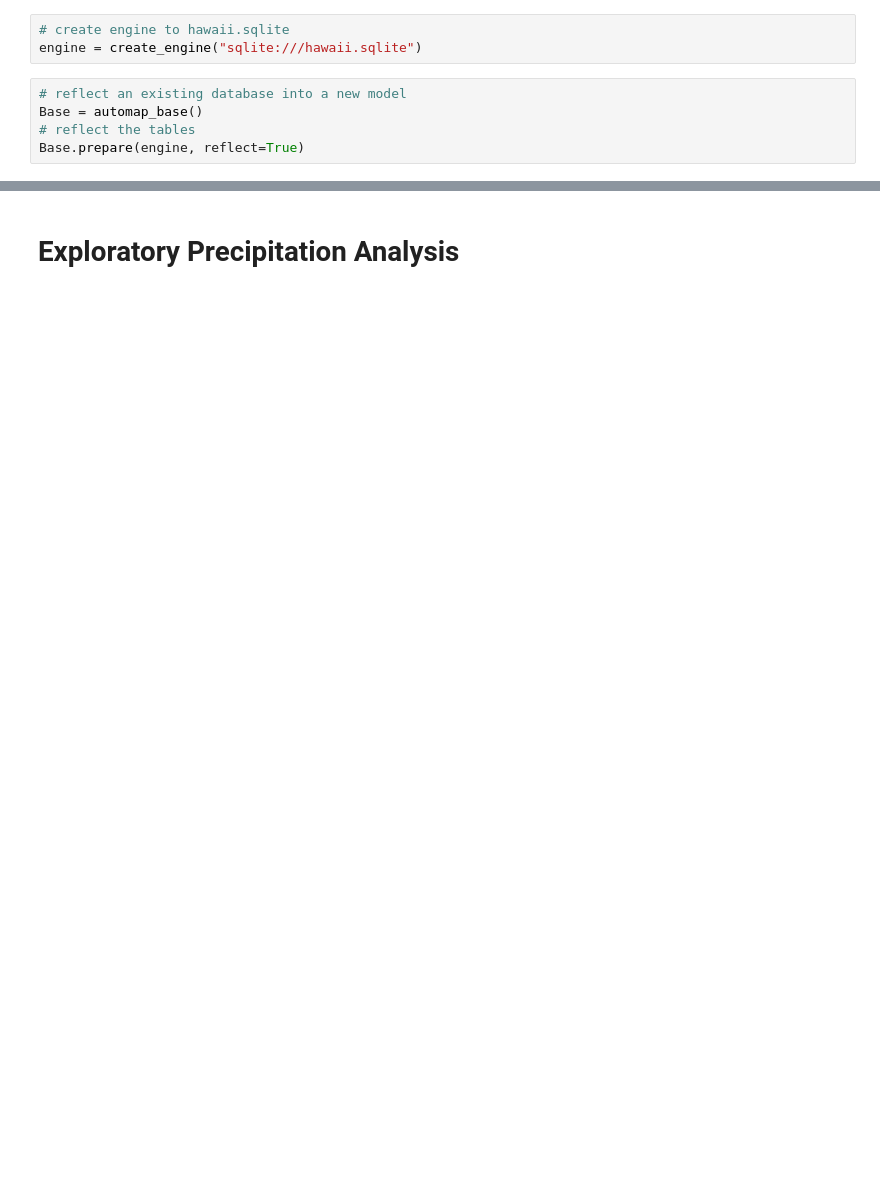
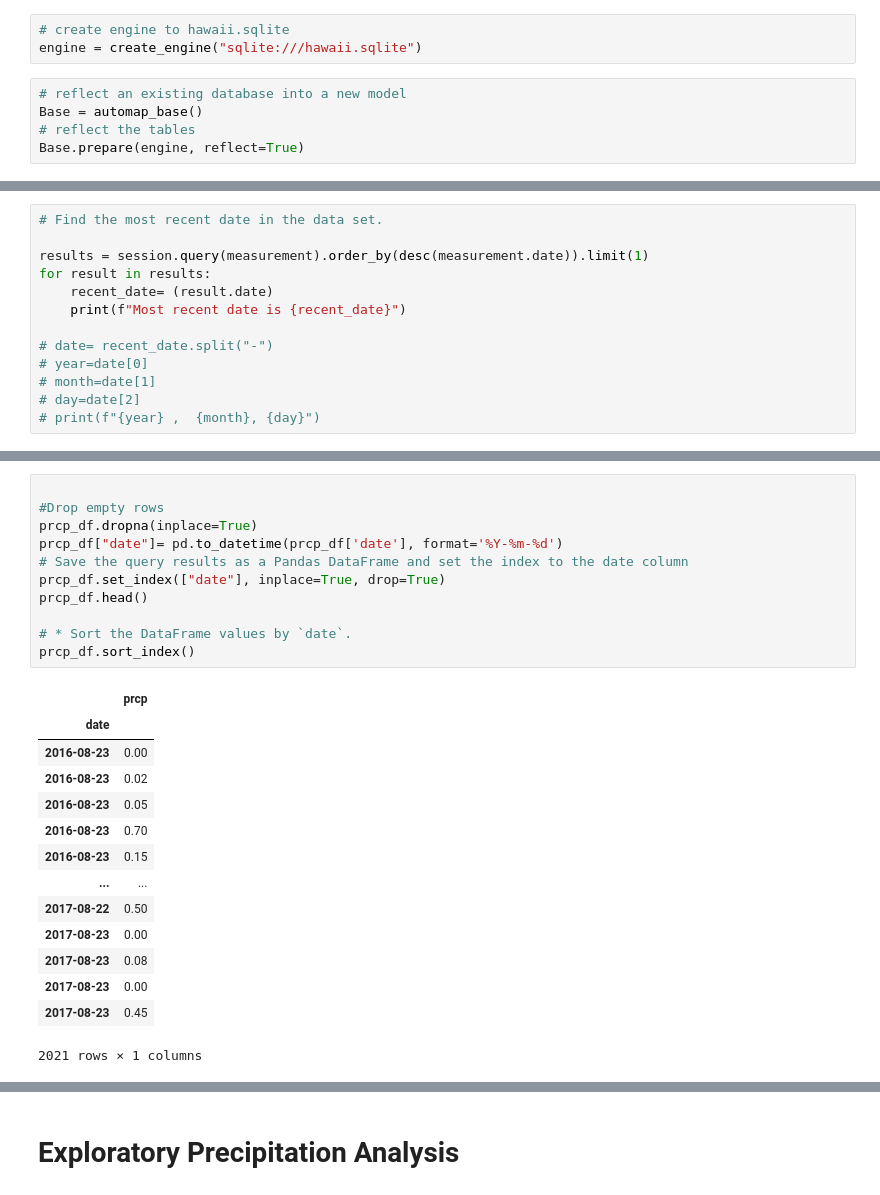
Before and after one commit to granginderpreet/sqlalchemy-challenge, a Jupyter notebook: climate_starter.ipynb, the cells around one changed output, grey strips where cells are left out. Drawn from its saved outputs; the diff is of its cells as text; blank space fills up the shorter version.

```diff
--- a/climate_starter.ipynb
+++ b/climate_starter.ipynb
@@ -49,0 +69,13 @@ FROM station
+# %%
+# Find the most recent date in the data set.
+
+results = session.query(measurement).order_by(desc(measurement.date)).limit(1)
+for result in results:
+    recent_date= (result.date)
+    print(f"Most recent date is {recent_date}")
+
+# date= recent_date.split("-")
+# year=date[0]
+# month=date[1]
+# day=date[2]
+# print(f"{year} ,  {month}, {day}")
@@ -49,0 +108,26 @@ FROM station
+# %%
+
+#Drop empty rows
+prcp_df.dropna(inplace=True)
+prcp_df["date"]= pd.to_datetime(prcp_df['date'], format='%Y-%m-%d')
+# Save the query results as a Pandas DataFrame and set the index to the date column
+prcp_df.set_index(["date"], inplace=True, drop=True)
+prcp_df.head()
+
+# * Sort the DataFrame values by `date`.
+prcp_df.sort_index()
+# %% [output]
+|  | prcp |
+| date |  |
+| 2016-08-23 | 0.00 |
+| 2016-08-23 | 0.02 |
+| 2016-08-23 | 0.05 |
+| 2016-08-23 | 0.70 |
+| 2016-08-23 | 0.15 |
+| ... | ... |
+| 2017-08-22 | 0.50 |
+| 2017-08-23 | 0.00 |
+| 2017-08-23 | 0.08 |
+| 2017-08-23 | 0.00 |
+| 2017-08-23 | 0.45 |
+2021 rows × 1 columns
```
Also changed, not shown: parts of 29 cells of this notebook, 3 other files.
